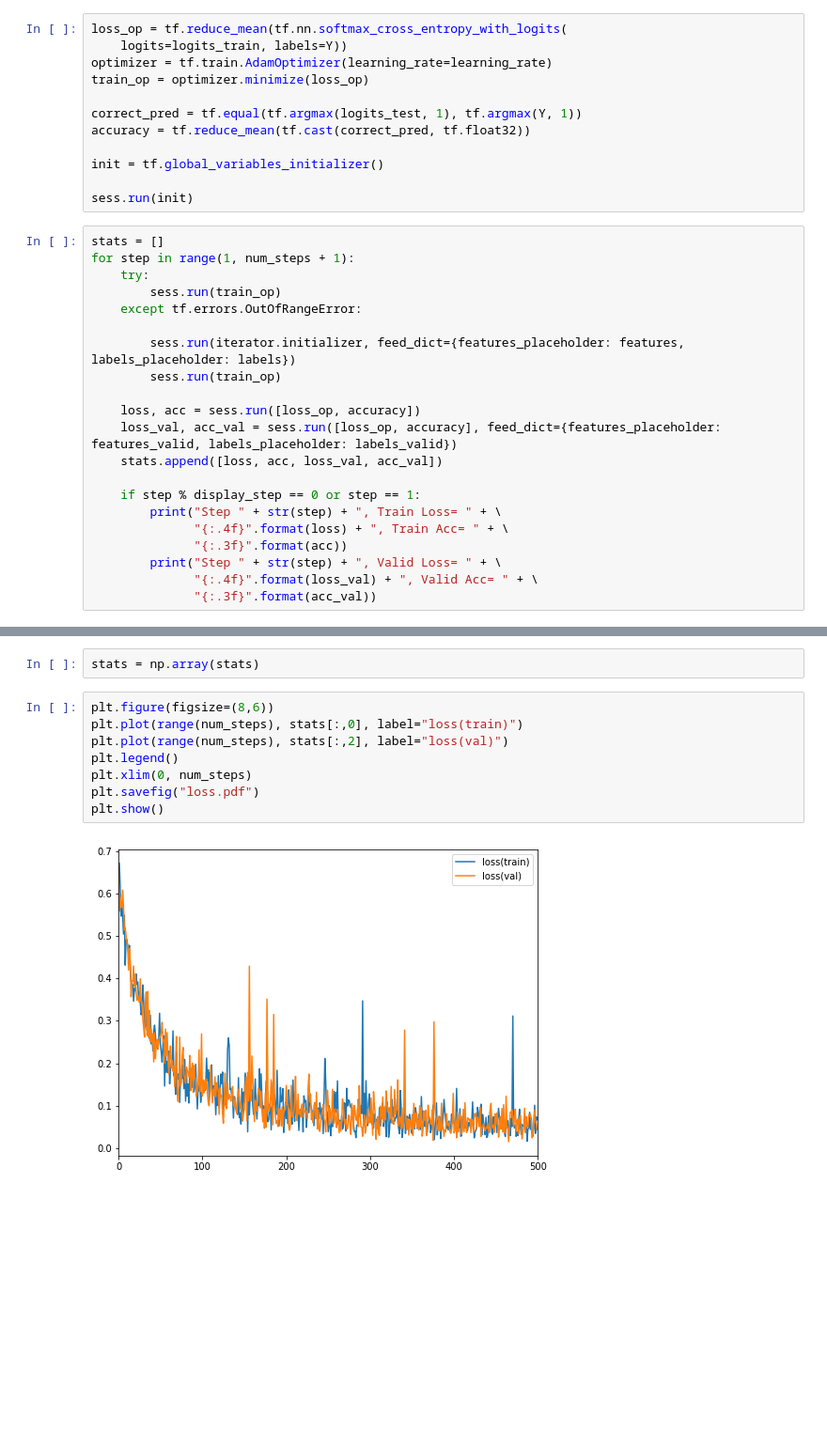
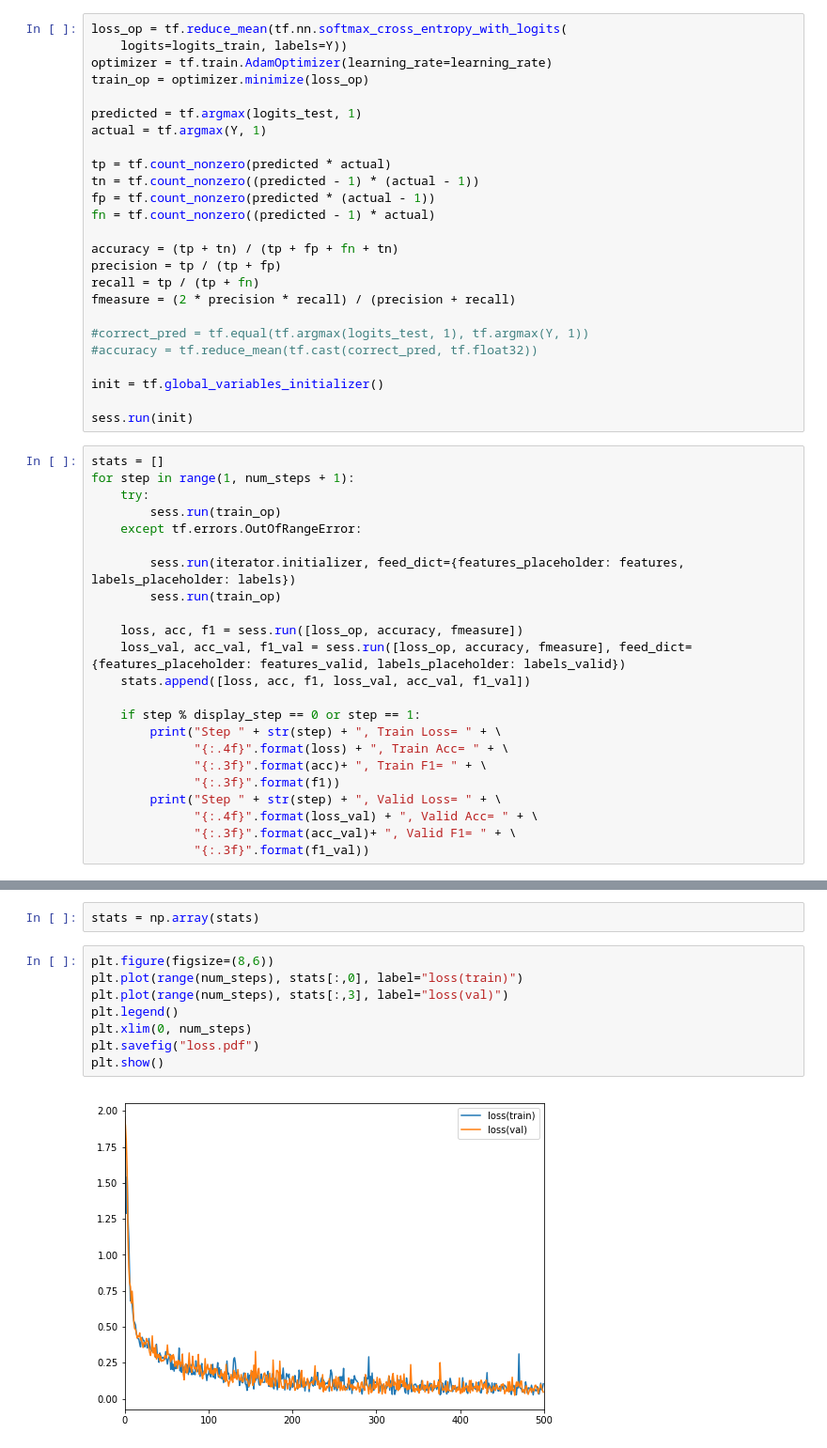
Before and after one commit to mgxnzhu/mlpproject, a Jupyter notebook: notebooks/Neural_Network.ipynb, the cells around one changed output, grey strips where cells are left out. Shown: that part at 94% size. Saved outputs shown, nothing was run; the diff lists cells and outputs as text; blank space fills up the shorter version.

```diff
--- a/notebooks/Neural_Network.ipynb
+++ b/notebooks/Neural_Network.ipynb
@@ -57,8 +57,21 @@ loss_op = tf.reduce_mean(tf.nn.softmax_cross_entropy_with_logits(
 optimizer = tf.train.AdamOptimizer(learning_rate=learning_rate)
 train_op = optimizer.minimize(loss_op)
 
-correct_pred = tf.equal(tf.argmax(logits_test, 1), tf.argmax(Y, 1))
-accuracy = tf.reduce_mean(tf.cast(correct_pred, tf.float32))
+predicted = tf.argmax(logits_test, 1)
+actual = tf.argmax(Y, 1)
+
+tp = tf.count_nonzero(predicted * actual)
+tn = tf.count_nonzero((predicted - 1) * (actual - 1))
+fp = tf.count_nonzero(predicted * (actual - 1))
+fn = tf.count_nonzero((predicted - 1) * actual)
+
+accuracy = (tp + tn) / (tp + fp + fn + tn)
+precision = tp / (tp + fp)
+recall = tp / (tp + fn)
+fmeasure = (2 * precision * recall) / (precision + recall)
+
+#correct_pred = tf.equal(tf.argmax(logits_test, 1), tf.argmax(Y, 1))
+#accuracy = tf.reduce_mean(tf.cast(correct_pred, tf.float32))
 
 init = tf.global_variables_initializer()
 
@@ -73,15 +86,17 @@ for step in range(1, num_steps + 1):
         sess.run(iterator.initializer, feed_dict={features_placeholder: features, labels_placeholder: labels})
         sess.run(train_op)
 
-    loss, acc = sess.run([loss_op, accuracy])
-    loss_val, acc_val = sess.run([loss_op, accuracy], feed_dict={features_placeholder: features_valid, labels_placeholder: labels_valid})
-    stats.append([loss, acc, loss_val, acc_val])
+    loss, acc, f1 = sess.run([loss_op, accuracy, fmeasure])
+    loss_val, acc_val, f1_val = sess.run([loss_op, accuracy, fmeasure], feed_dict={features_placeholder: features_valid, labels_placeholder: labels_valid})
+    stats.append([loss, acc, f1, loss_val, acc_val, f1_val])
 
     if step % display_step == 0 or step == 1:
         print("Step " + str(step) + ", Train Loss= " + \
               "{:.4f}".format(loss) + ", Train Acc= " + \
-              "{:.3f}".format(acc))
+              "{:.3f}".format(acc)+ ", Train F1= " + \
+              "{:.3f}".format(f1))
         print("Step " + str(step) + ", Valid Loss= " + \
               "{:.4f}".format(loss_val) + ", Valid Acc= " + \
-              "{:.3f}".format(acc_val))
+              "{:.3f}".format(acc_val)+ ", Valid F1= " + \
+              "{:.3f}".format(f1_val))
 # %% [output]
@@ -110,13 +125,13 @@ stats = np.array(stats)
 # %%
 plt.figure(figsize=(8,6))
 plt.plot(range(num_steps), stats[:,0], label="loss(train)")
-plt.plot(range(num_steps), stats[:,2], label="loss(val)")
+plt.plot(range(num_steps), stats[:,3], label="loss(val)")
 plt.legend()
 plt.xlim(0, num_steps)
 plt.savefig("loss.pdf")
 plt.show()
 # %% [output]
-[figure, old version]
+[figure, new version]
 # %%
 plt.figure(figsize=(8,6))
 plt.plot(range(num_steps), stats[:,1], label="acc(train)")
```
Also changed, not shown: parts of 3 cells of this notebook.
